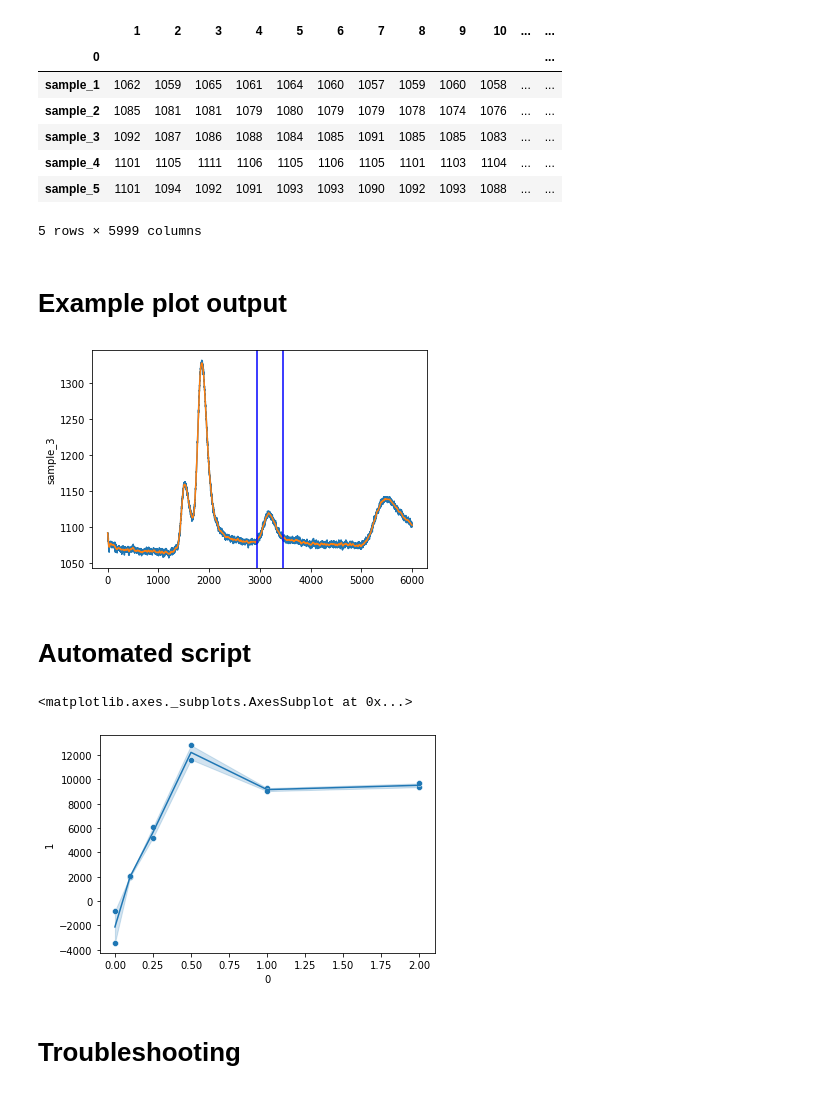
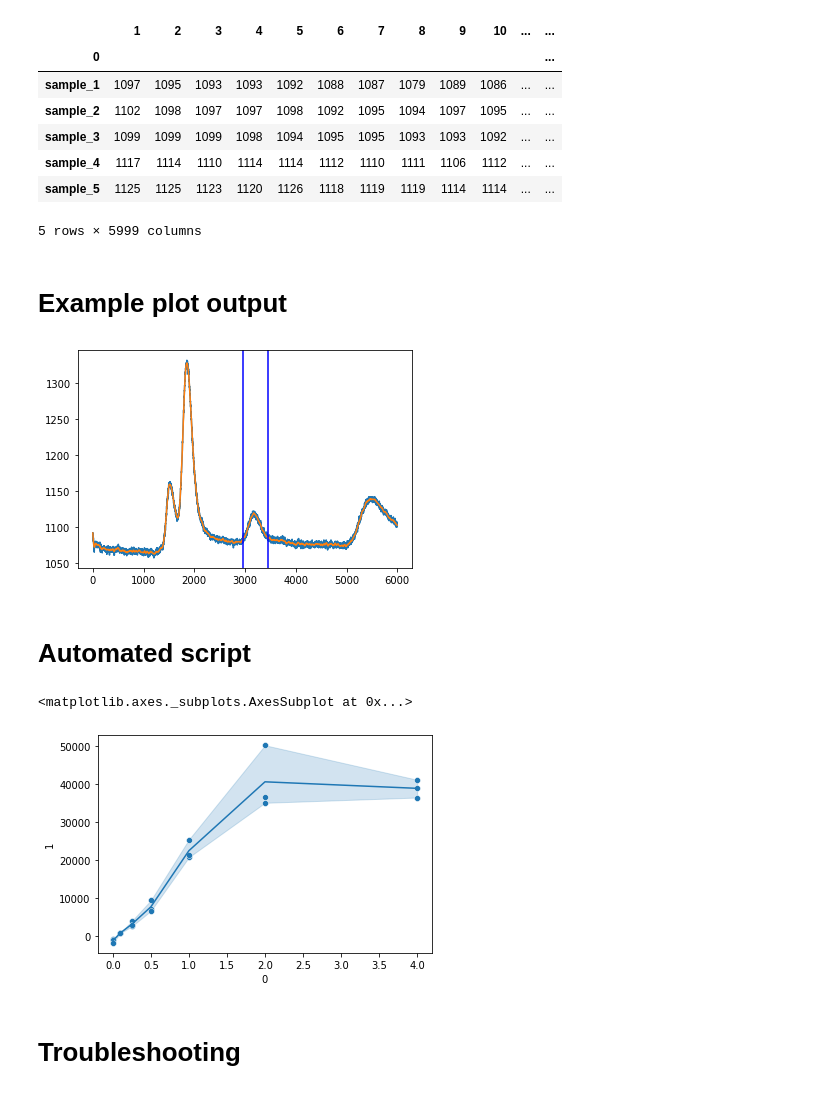
Before and after one commit to eporetsky/bioinformatics-repo, a Jupyter notebook: arduino/gc_python_serial/ethylene_peak_detection_integration.ipynb, the cells around one changed output. Saved outputs shown, nothing was run; the diff lists cells and outputs as text; code cells hidden in the pictures.

```diff
--- a/arduino/gc_python_serial/ethylene_peak_detection_integration.ipynb
+++ b/arduino/gc_python_serial/ethylene_peak_detection_integration.ipynb
@@ -12,20 +12,20 @@ from scipy.signal import argrelmax, argrelmin
 # %%
-df = pd.read_csv("analog-data.csv", header=None, index_col=0)
+df = pd.read_csv("220511/data.raw.csv", header=None, index_col=0)
 df.head()
 # %% [output]
 |  | 1 | 2 | 3 | 4 | 5 | 6 | 7 | 8 | 9 | 10 | ... | ... |
 | 0 |  |  |  |  |  |  |  |  |  |  |  | ... |
-| sample_1 | 1062 | 1059 | 1065 | 1061 | 1064 | 1060 | 1057 | 1059 | 1060 | 1058 | ... | ... |
-| sample_2 | 1085 | 1081 | 1081 | 1079 | 1080 | 1079 | 1079 | 1078 | 1074 | 1076 | ... | ... |
-| sample_3 | 1092 | 1087 | 1086 | 1088 | 1084 | 1085 | 1091 | 1085 | 1085 | 1083 | ... | ... |
-| sample_4 | 1101 | 1105 | 1111 | 1106 | 1105 | 1106 | 1105 | 1101 | 1103 | 1104 | ... | ... |
-| sample_5 | 1101 | 1094 | 1092 | 1091 | 1093 | 1093 | 1090 | 1092 | 1093 | 1088 | ... | ... |
+| sample_1 | 1097 | 1095 | 1093 | 1093 | 1092 | 1088 | 1087 | 1079 | 1089 | 1086 | ... | ... |
+| sample_2 | 1102 | 1098 | 1097 | 1097 | 1098 | 1092 | 1095 | 1094 | 1097 | 1095 | ... | ... |
+| sample_3 | 1099 | 1099 | 1099 | 1098 | 1094 | 1095 | 1095 | 1093 | 1093 | 1092 | ... | ... |
+| sample_4 | 1117 | 1114 | 1110 | 1114 | 1114 | 1112 | 1110 | 1111 | 1106 | 1112 | ... | ... |
+| sample_5 | 1125 | 1125 | 1123 | 1120 | 1126 | 1118 | 1119 | 1119 | 1114 | 1114 | ... | ... |
 5 rows × 5999 columns
 # %% [markdown]
 # Example plot output
 # %%
 n=2
-y_raw = df.iloc[n]
+y_raw = list(df.iloc[n])
 y = savgol_filter(y_raw, 51, 2) # window size 51, polynomial order 3
 x = range(len(x))
 maxi = argrelmax(y, order=200)[0]
@@ -44,7 +44,7 @@ plt.axvline(end, color='blue')
 plt.show()
 plt.close()
 # %% [output]
-[figure, old version]
+[figure, new version]
 # %% [markdown]
 # Automated script
 # %%
@@ -58,7 +58,7 @@ for n in range(len(df)):
     solvent_peak = maxi[maxi_val.index(max(maxi_val))]
 
     # The solvent peak is approximately this distance from the etyhlene peak
-    start, end = solvent_peak+1100 ,solvent_peak+1600
+    start, end = solvent_peak+1050 ,solvent_peak+1650
     trapz.append(np.trapz(y[start:end]-y[start]))
 
     # Draw and save the plot
@@ -70,13 +70,13 @@ for n in range(len(df)):
     plt.close()
 # %%
 # Draw the plot for the internal standard
-standard = [0,2,2,1,1,0.5,0.5,0.25,0.25,0.1,0.1,0]
+standard = [0,0,0,4,4,4,2,2,2,1,1,1,0.5,0.5,0.5,0.25,0.25,0.25,0.1,0.1,0.1]
 res = pd.DataFrame([standard, trapz]).T
 sns.lineplot(x=0, y=1, data=res)
 sns.scatterplot(x=0, y=1, data=res)
 # %% [output]
 <matplotlib.axes._subplots.AxesSubplot at 0x...>
-[figure, old version]
+[figure, new version]
 # %% [markdown]
 # Troubleshooting
 # %%
```
Also changed, not shown: parts of 1 cell of this notebook, 1 other file.
